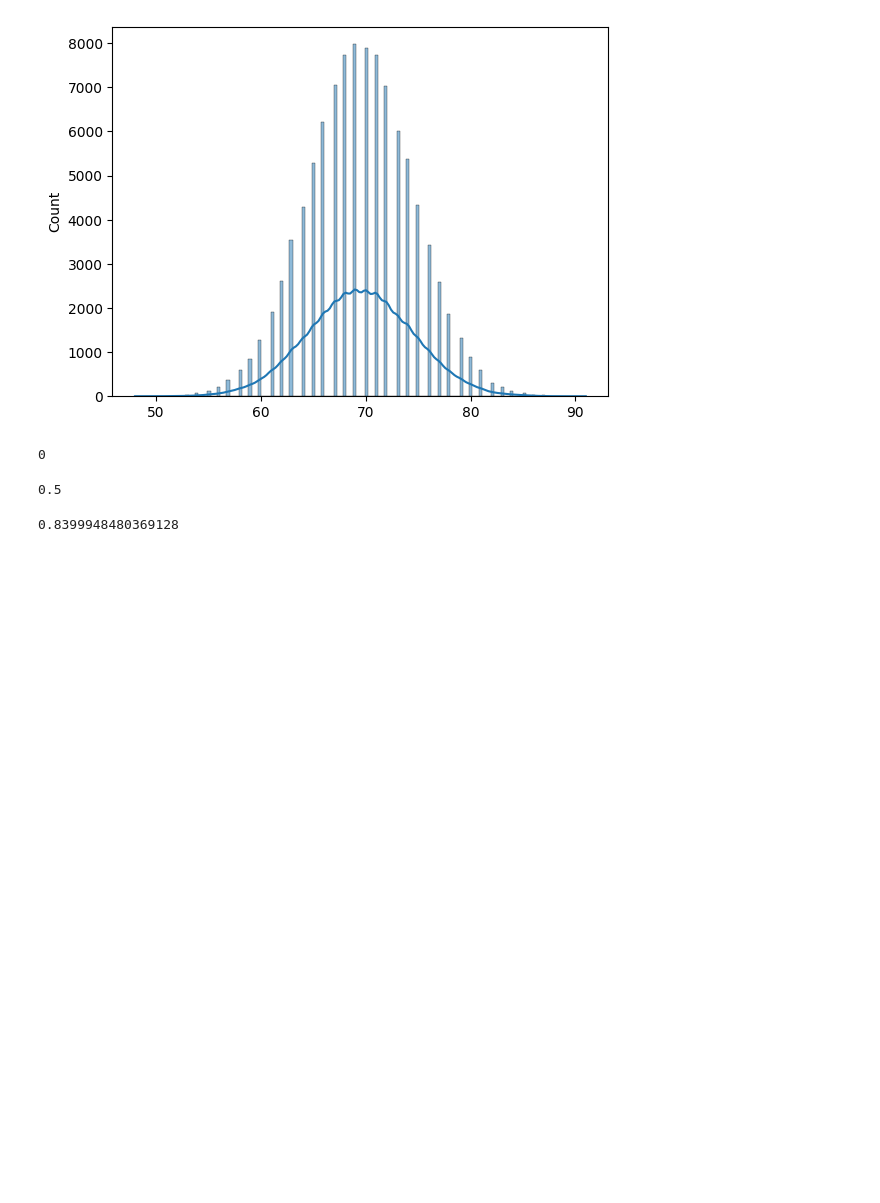
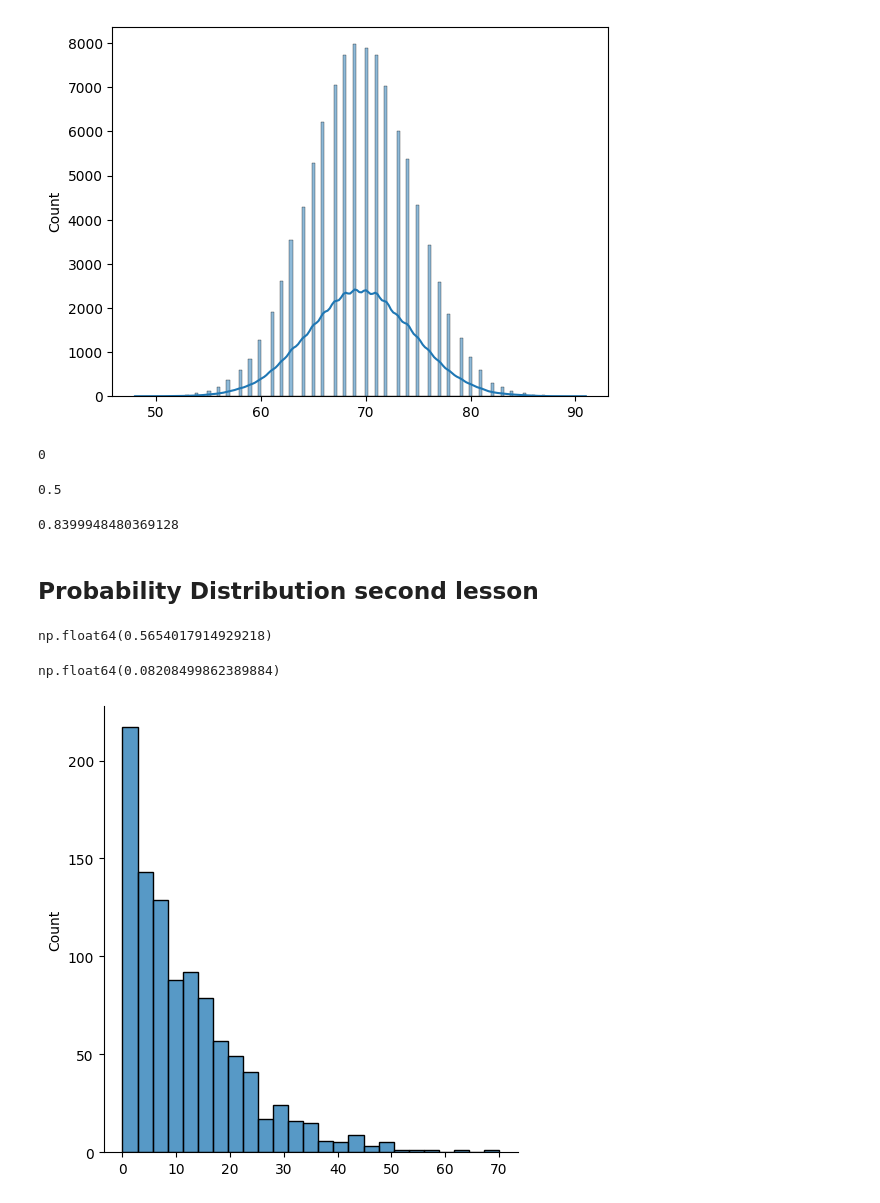
Before and after one commit to vinodlearning/PythonDSA, a Jupyter notebook: probabilityDistribution.ipynb, the cells around one changed output. Cells and saved outputs as stored; diff of their text form; code cells hidden in the pictures; blank space fills up the shorter version.

```diff
--- a/probabilityDistribution.ipynb
+++ b/probabilityDistribution.ipynb
@@ -132,3 +132,21 @@ Result_65_85=norms.cdf(85)-norms.cdf(65)
 print(Result_65_85)
 # %% [output]
 0.8399948480369128
+# %% [markdown]
+## Probability Distribution second lesson
+# %%
+stats.expon(scale=12).cdf(10)
+# %% [output]
+np.float64(0.5654017914929218)
+# %%
+1-stats.expon(scale=12).cdf(30)
+# %% [output]
+np.float64(0.08208499862389884)
+# %%
+exp_dist=stats.expon(scale=12)
+ex_data =exp_dist.rvs(1000)
+##print(ex_data)
+sns.displot(ex_data,bins=25)
+plt.show()
+# %% [output]
+[figure, added]
```
Also changed, not shown: parts of 24 cells of this notebook, 2 other files.
